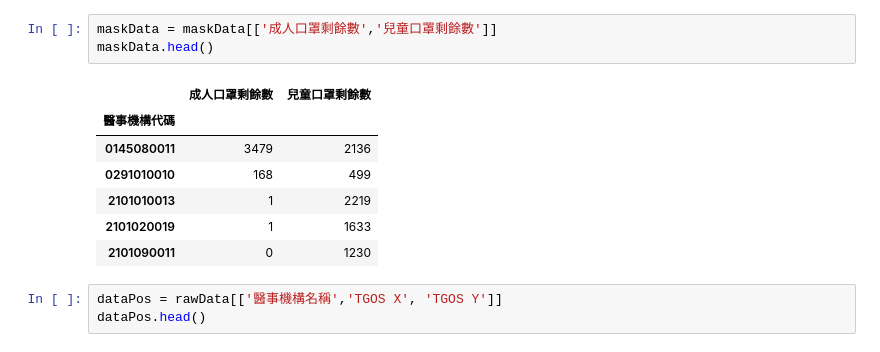
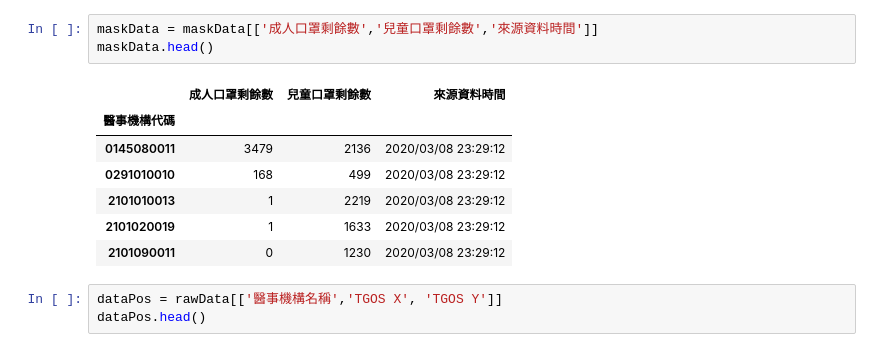
Before and after one commit to alanhc/mask, a Jupyter notebook: create_search_table.ipynb, the cells around one changed output. Cells and saved outputs as stored; diff of their text form.

Commit message:
update realtime data

```diff
--- a/json_sreach_table.ipynb
+++ b/create_search_table.ipynb
@@ -22,16 +22,16 @@ maskData.head()
 | 2101020019 | 大安健康服務中心 | 臺北市大安區辛亥路３段１５號 | (02)27390997 | 1 | 1633 | 2020/03/08 23:29:12 |
 | 2101090011 | 大同健康服務中心 | 臺北市大同區昌吉街５２號１至２樓 | (02)25948971 | 0 | 1230 | 2020/03/08 23:29:12 |
 # %%
-maskData = maskData[['成人口罩剩餘數','兒童口罩剩餘數']]
+maskData = maskData[['成人口罩剩餘數','兒童口罩剩餘數','來源資料時間']]
 maskData.head()
 # %% [output]
-|  | 成人口罩剩餘數 | 兒童口罩剩餘數 |
-| 醫事機構代碼 |  |  |
-| 0145080011 | 3479 | 2136 |
-| 0291010010 | 168 | 499 |
-| 2101010013 | 1 | 2219 |
-| 2101020019 | 1 | 1633 |
-| 2101090011 | 0 | 1230 |
+|  | 成人口罩剩餘數 | 兒童口罩剩餘數 | 來源資料時間 |
+| 醫事機構代碼 |  |  |  |
+| 0145080011 | 3479 | 2136 | 2020/03/08 23:29:12 |
+| 0291010010 | 168 | 499 | 2020/03/08 23:29:12 |
+| 2101010013 | 1 | 2219 | 2020/03/08 23:29:12 |
+| 2101020019 | 1 | 1633 | 2020/03/08 23:29:12 |
+| 2101090011 | 0 | 1230 | 2020/03/08 23:29:12 |
 # %%
 dataPos = rawData[['醫事機構名稱','TGOS X', 'TGOS Y']]
 dataPos.head()
```
Also changed, not shown: parts of 3 cells of this notebook, 1 other file.
